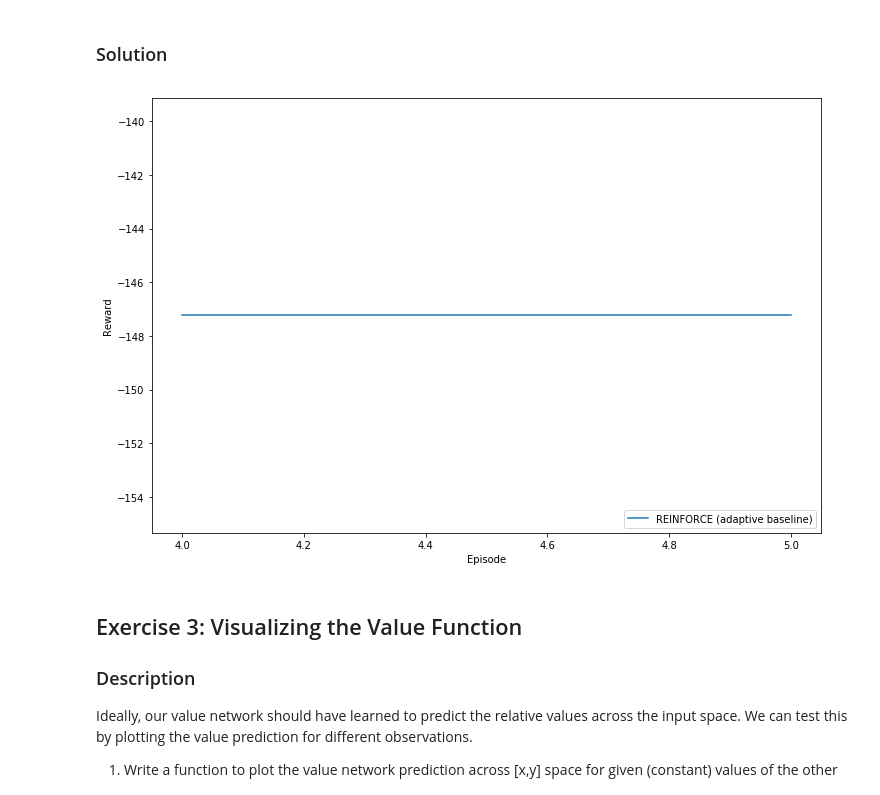
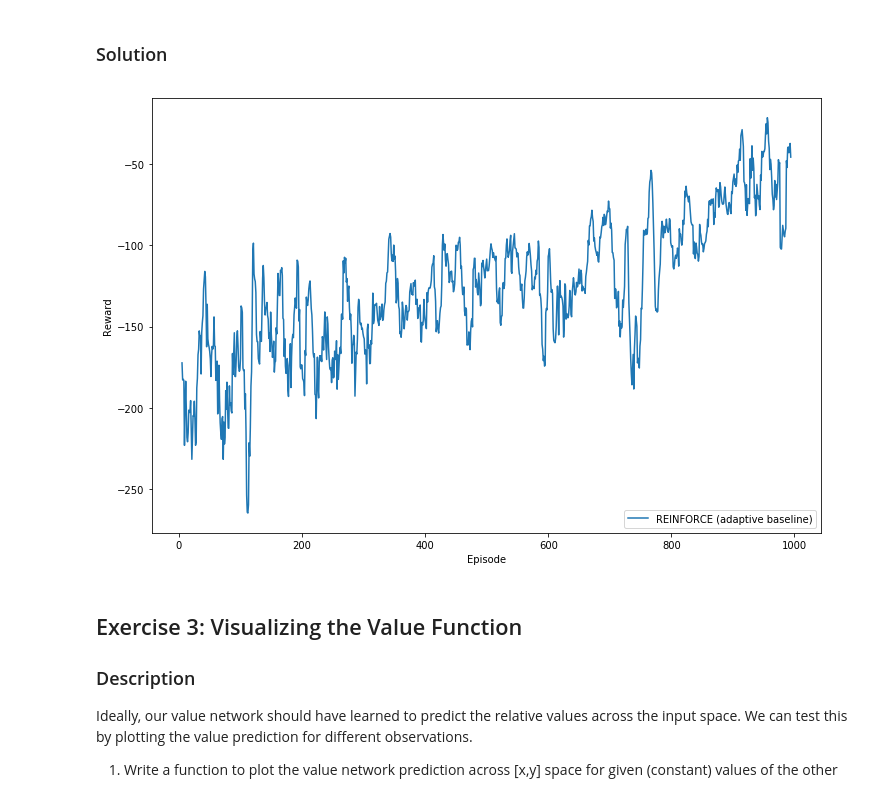
Before and after one commit to MartinStrambach/ANN_projects, a Jupyter notebook: miniproject3_2019.ipynb, the cells around one changed output. Cells and saved outputs as stored; diff of their text form; code cells hidden in the pictures.

```diff
--- a/miniproject3_2019.ipynb
+++ b/miniproject3_2019.ipynb
@@ -455,14 +453,11 @@ TECHNICAL NOTE: Some textbooks may refer to this approach as "Actor-Critic", whe
 # %% [markdown]
 ### Solution
 # %%
-value_learning_rate = 0.001
-policy_learning_rate = 0.001
 results = Results()
-num_episodes = 1000
 episodes, d_model = run_experiment("REINFORCE (adaptive baseline)", discrete_env, num_episodes, policy_learning_rate,
                                    value_learning_rate, baseline='adaptive')
 # %% [output]
-[figure, old version]
+[figure, new version]
 # %%
 render(episodes[-1], discrete_env)
 # %% [markdown]
```
Also changed, not shown: parts of 4 cells of this notebook.
